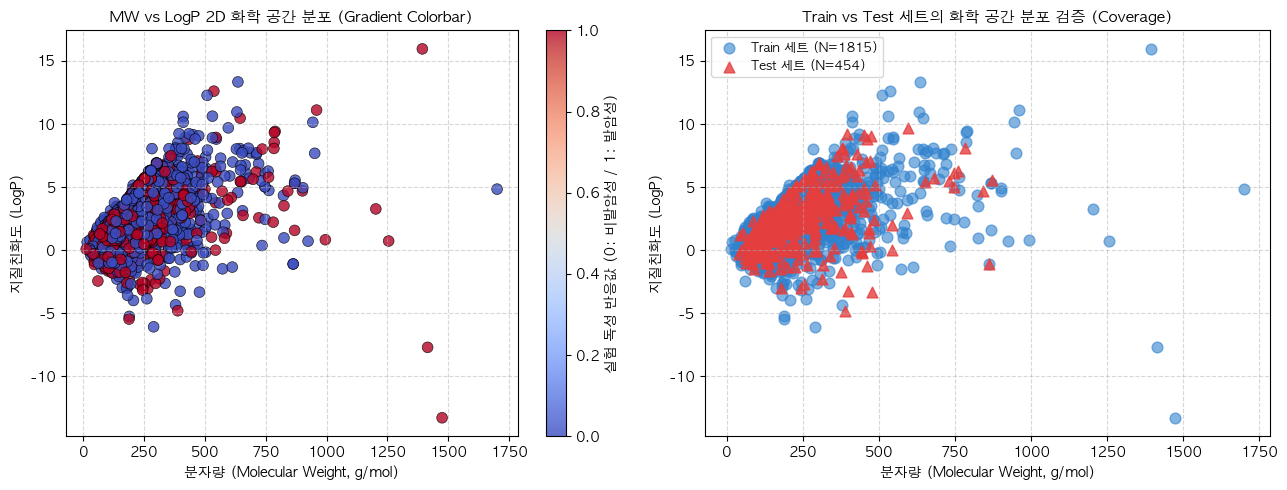
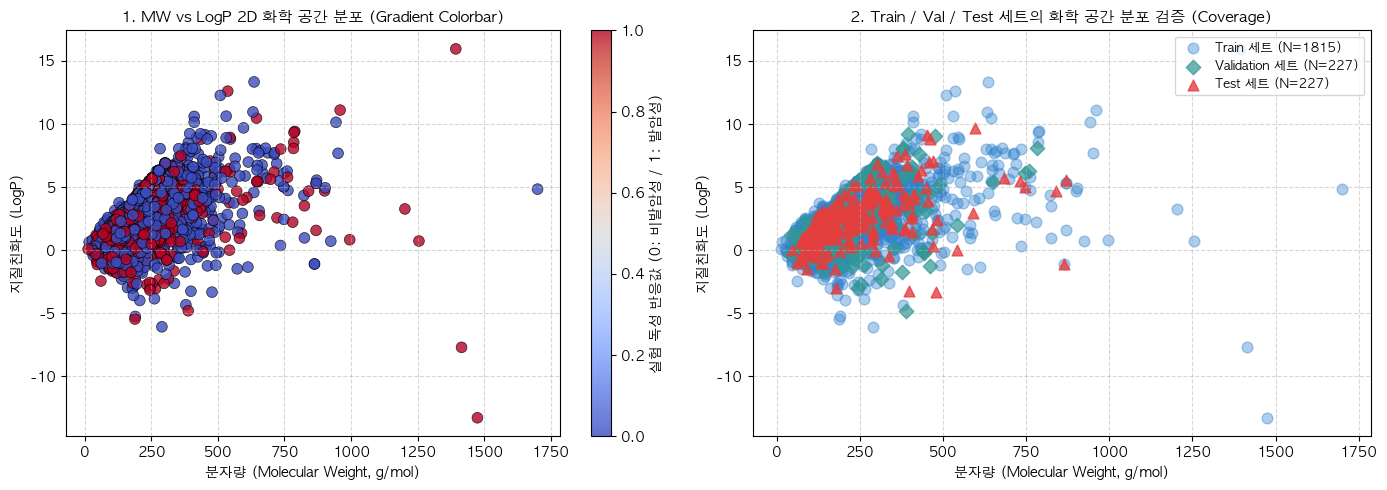
The change to this notebook cell's code, shown as a diff; its figure went from the first image to the second:
--- before
+++ after
@@ -1,28 +1,78 @@
 # =========================================================================
-# 분자 물리화학 공간 다양성 분석 (MW vs LogP 분포 및 실험 독성 반응값 연계)
+# 분자 물리화학 공간 다양성 분석 (MW vs LogP 분포 및 3분할 데이터셋 대변성 연계)
 # =========================================================================
-# 1. 화학 다양성 공간 MW vs LogP 2D Scatter Plot (라벨값 color gradient 컬러바 접합)
+# 1. 화학 다양성 공간 MW vs LogP 2D Scatter Plot (라벨값 color gradient 및 3분할 검증)
 # -------------------------------------------------------------------------
-plt.figure(figsize=(13, 5))
+plt.figure(figsize=(14, 5))
 
-# (1) MW vs LogP 화학 공간 분포 시각화 (Gradient Colorbar)
+# (1) 전체 데이터의 MW vs LogP 화학 공간 분포 시각화 (Gradient Colorbar)
 plt.subplot(1, 2, 1)
-scatter = plt.scatter(X['MolWt'], X['MolLogP'], c=y, cmap='coolwarm', s=60, alpha=0.8, edgecolors='black', linewidth=0.5)
+scatter = plt.scatter(
+    X["MolWt"],
+    X["MolLogP"],
+    c=y,
+    cmap="coolwarm",
+    s=60,
+    alpha=0.8,
+    edgecolors="black",
+    linewidth=0.5,
+)
 cbar = plt.colorbar(scatter)
-cbar.set_label('실험 독성 반응값 (0: 비발암성 / 1: 발암성)', fontsize=10, fontweight='bold')
-plt.title('MW vs LogP 2D 화학 공간 분포 (Gradient Colorbar)', fontsize=11, fontweight='bold')
-plt.xlabel('분자량 (Molecular Weight, g/mol)', fontsize=10)
-plt.ylabel('지질친화도 (LogP)', fontsize=10)
-plt.grid(True, linestyle='--', alpha=0.5)
+cbar.set_label(
+    "실험 독성 반응값 (0: 비발암성 / 1: 발암성)", fontsize=10, fontweight="bold"
+)
+plt.title(
+    "1. MW vs LogP 2D 화학 공간 분포 (Gradient Colorbar)",
+    fontsize=11,
+    fontweight="bold",
+)
+plt.xlabel("분자량 (Molecular Weight, g/mol)", fontsize=10)
+plt.ylabel("지질친화도 (LogP)", fontsize=10)
+plt.grid(True, linestyle="--", alpha=0.5)
 
-# (2) Train vs Test 세트의 화학 공간 중첩 대변성 (Chemical Space Coverage) 플롯
+# (2) Train vs Val vs Test 세트의 화학 공간 삼중 중첩 대변성 (Chemical Space Coverage) 플롯
 plt.subplot(1, 2, 2)
-plt.scatter(X_train_raw['MolWt'], X_train_raw['MolLogP'], color='#3182ce', label=f'Train 세트 (N={len(X_train_raw)})', s=60, alpha=0.6, marker='o')
-plt.scatter(X_test_raw['MolWt'], X_test_raw['MolLogP'], color='#e53e3e', label=f'Test 세트 (N={len(X_test_raw)})', s=60, alpha=0.8, marker='^')
-plt.title('Train vs Test 세트의 화학 공간 분포 검증 (Coverage)', fontsize=11, fontweight='bold')
-plt.xlabel('분자량 (Molecular Weight, g/mol)', fontsize=10)
-plt.ylabel('지질친화도 (LogP)', fontsize=10)
-plt.legend(fontsize=9)
-plt.grid(True, linestyle='--', alpha=0.5)
+# 1. Train 세트 플롯 (기반 배경 구름 역할 - 파란색 원)
+plt.scatter(
+    X_train_raw["MolWt"],
+    X_train_raw["MolLogP"],
+    color="#3182ce",
+    label=f"Train 세트 (N={len(X_train_raw)})",
+    s=60,
+    alpha=0.4,
+    marker="o",
+)
+
+# 2. Validation 세트 플롯 (중간 점검용 - 초록색 다이아몬드)
+plt.scatter(
+    X_val_raw["MolWt"],
+    X_val_raw["MolLogP"],
+    color="#319795",
+    label=f"Validation 세트 (N={len(X_val_raw)})",
+    s=55,
+    alpha=0.7,
+    marker="D",
+)
+
+# 3. Test 세트 플롯 (최종 검증용 - 빨간색 삼각형)
+plt.scatter(
+    X_test_raw["MolWt"],
+    X_test_raw["MolLogP"],
+    color="#e53e3e",
+    label=f"Test 세트 (N={len(X_test_raw)})",
+    s=60,
+    alpha=0.8,
+    marker="^",
+)
+
+plt.title(
+    "2. Train / Val / Test 세트의 화학 공간 분포 검증 (Coverage)",
+    fontsize=11,
+    fontweight="bold",
+)
+plt.xlabel("분자량 (Molecular Weight, g/mol)", fontsize=10)
+plt.ylabel("지질친화도 (LogP)", fontsize=10)
+plt.legend(fontsize=9, loc="upper right")
+plt.grid(True, linestyle="--", alpha=0.5)
 
 plt.tight_layout()

Commit: commit